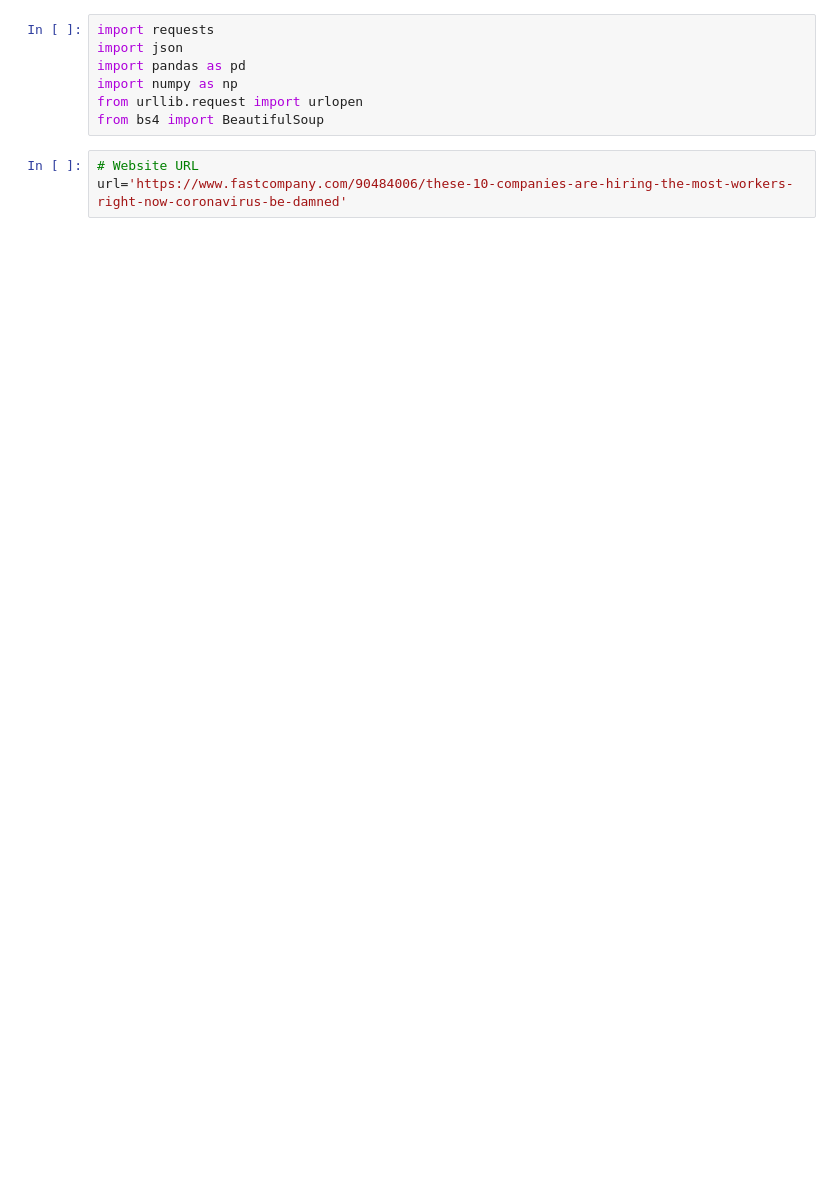
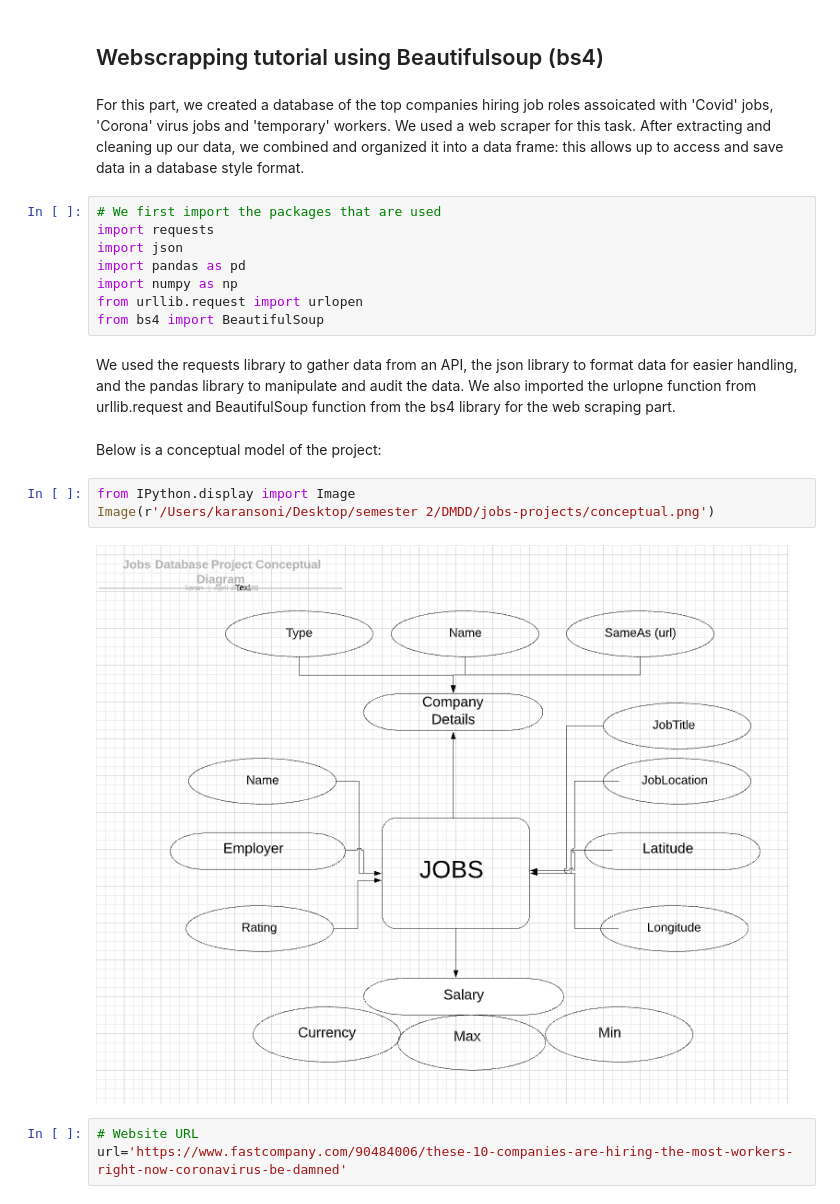
Before and after one commit to karansoni2/COVID-jobs, a Jupyter notebook: Webscrapping.ipynb, the cells around one changed output. Drawn from its saved outputs; the diff is of its cells as text; blank space fills up the shorter version.

```diff
--- a/Webscrapping.ipynb
+++ b/Webscrapping.ipynb
@@ -1,10 +1,24 @@
+# %% [markdown]
+## Webscrapping tutorial using Beautifulsoup (bs4)
+# %% [markdown]
+For this part, we created a database of the top companies hiring job roles assoicated with 'Covid' jobs, 'Corona' virus jobs and 'temporary' workers. We used a web scraper for this task. After extracting and cleaning up our data, we combined and organized it into a data frame: this allows up to access and save data in a database style format.
 # %%
+# We first import the packages that are used
 import requests
 import json
 import pandas as pd
 import numpy as np
 from urllib.request import urlopen
 from bs4 import BeautifulSoup
+# %% [markdown]
+We used the requests library to gather data from an API, the json library to format data for easier handling, and the pandas library to manipulate and audit the data. We also imported the urlopne function from urllib.request and BeautifulSoup function from the bs4 library for the web scraping part.
+# %% [markdown]
+Below is a conceptual model of the project:
+# %%
+from IPython.display import Image
+Image(r'/Users/karansoni/Desktop/semester 2/DMDD/jobs-projects/conceptual.png')
+# %% [output]
+[figure, added]
 # %%
 # Website URL
 url='https://www.fastcompany.com/90484006/these-10-companies-are-hiring-the-most-workers-right-now-coronavirus-be-damned'
```
Also changed, not shown: parts of 4 cells of this notebook, 5 other files.
